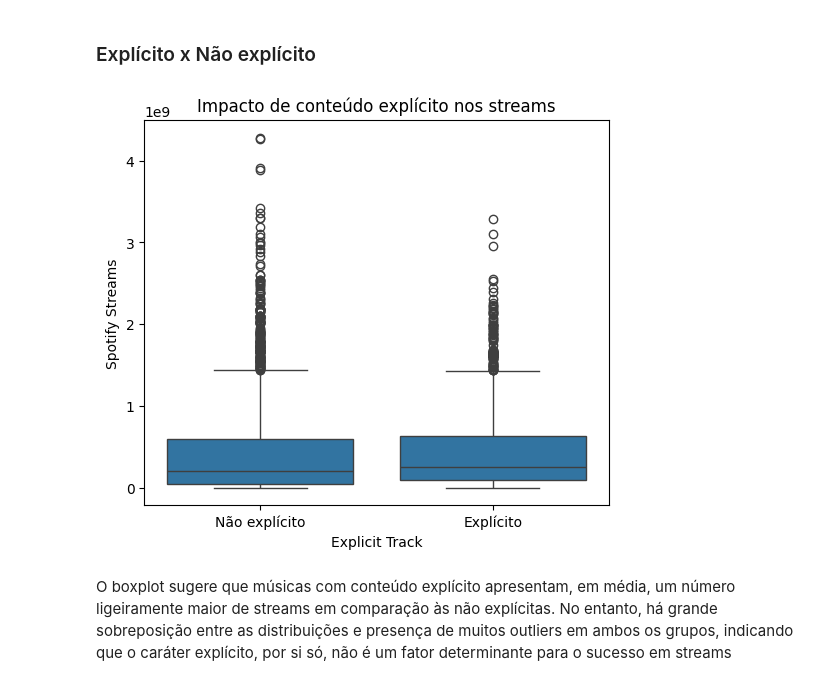
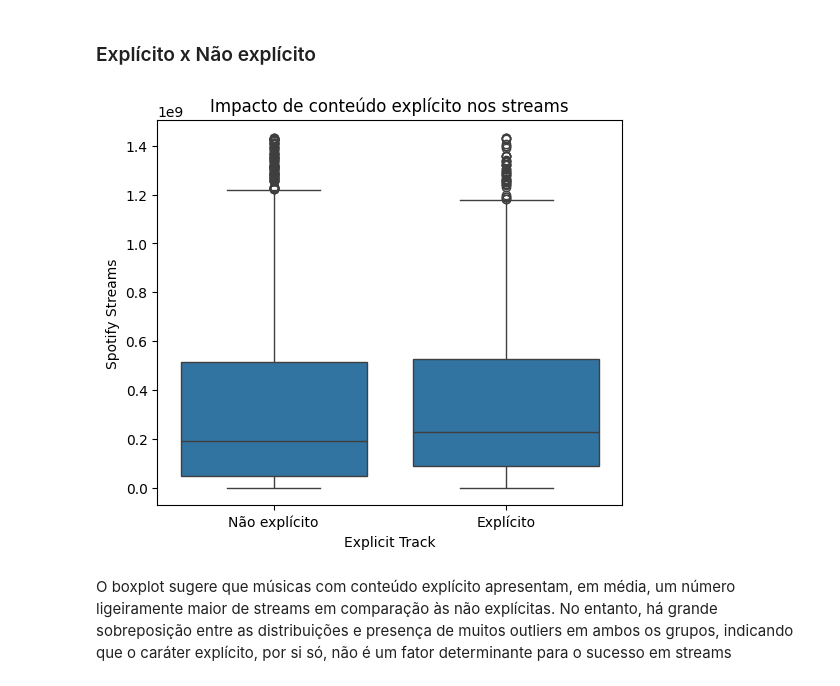
Before and after one commit to MizunoYudi/AD-Musicas-Mais-Tocadas, a Jupyter notebook: projeto.ipynb, the cells around one changed output. Drawn from its saved outputs; the diff is of its cells as text; code cells hidden in the pictures.

Commit message:
fix: Aplicando IQR na comparação entre popularidade entre músicas explicitas e não explicitas

```diff
--- a/projeto.ipynb
+++ b/projeto.ipynb
@@ -271,8 +265,6 @@ colunas_str = [
 df_musicas[colunas_str] = df_musicas[colunas_str].astype("string")
 # %%
 df_musicas['Release Date'] = pd.to_datetime(df_musicas['Release Date'], errors = 'coerce')
-# %%
-df_musicas['Explicit Track'] = df_musicas['Explicit Track'].astype('bool')
 # %%
 df_musicas.head(5)
 # %% [output]
@@ -597,17 +602,26 @@ Há alguns outliers (pontos isolados), como músicas com pouquíssimas playlists
 # %%
 plt.figure(figsize=(6,5))
 
+Q1 = df_musicas['Spotify Streams'].quantile(0.25)
+Q3 = df_musicas['Spotify Streams'].quantile(0.75)
+IQR = Q3 - Q1
+
+df_musicas_clean = df_musicas.copy(deep=True)
+df_musicas_clean.drop(df_musicas_clean[df_musicas_clean['Spotify Streams'] <= 0].index, axis=0, inplace=True)
+df_musicas_clean.drop(df_musicas_clean[df_musicas_clean['Spotify Streams'] > (Q3 + 1.5*IQR)].index, axis=0, inplace=True)
+
+
 sns.boxplot(
-    data=df_musicas,
+    data=df_musicas_clean,
     x='Explicit Track',
     y='Spotify Streams'
 )
 
 plt.xticks([0, 1], ['Não explícito', 'Explícito'])
 plt.title('Impacto de conteúdo explícito nos streams')
 plt.show()
 # %% [output]
-[figure, old version]
+[figure, new version]
 # %% [markdown]
 O boxplot sugere que músicas com conteúdo explícito apresentam, em média, um número ligeiramente maior de streams em comparação às não explícitas. No entanto, há grande sobreposição entre as distribuições e presença de muitos outliers em ambos os grupos, indicando que o caráter explícito, por si só, não é um fator determinante para o sucesso em streams
 # %% [markdown]
```
Also changed, not shown: parts of 4 cells of this notebook.
